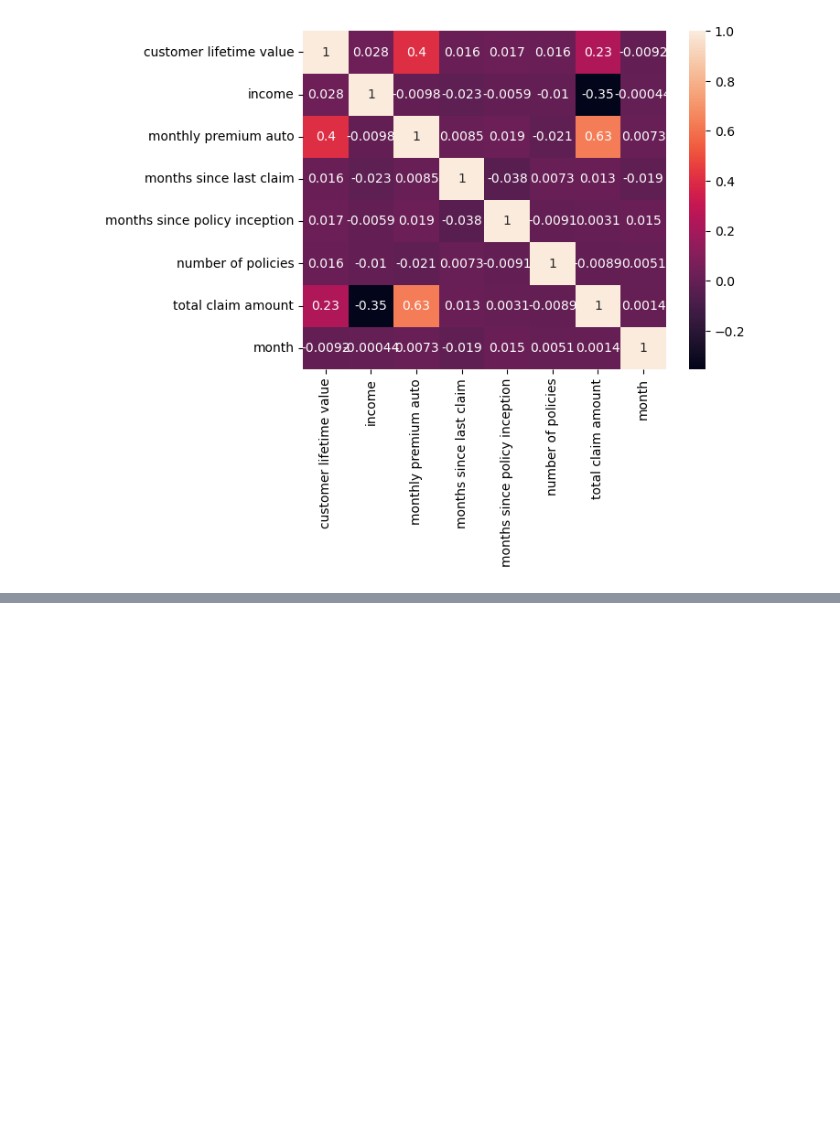
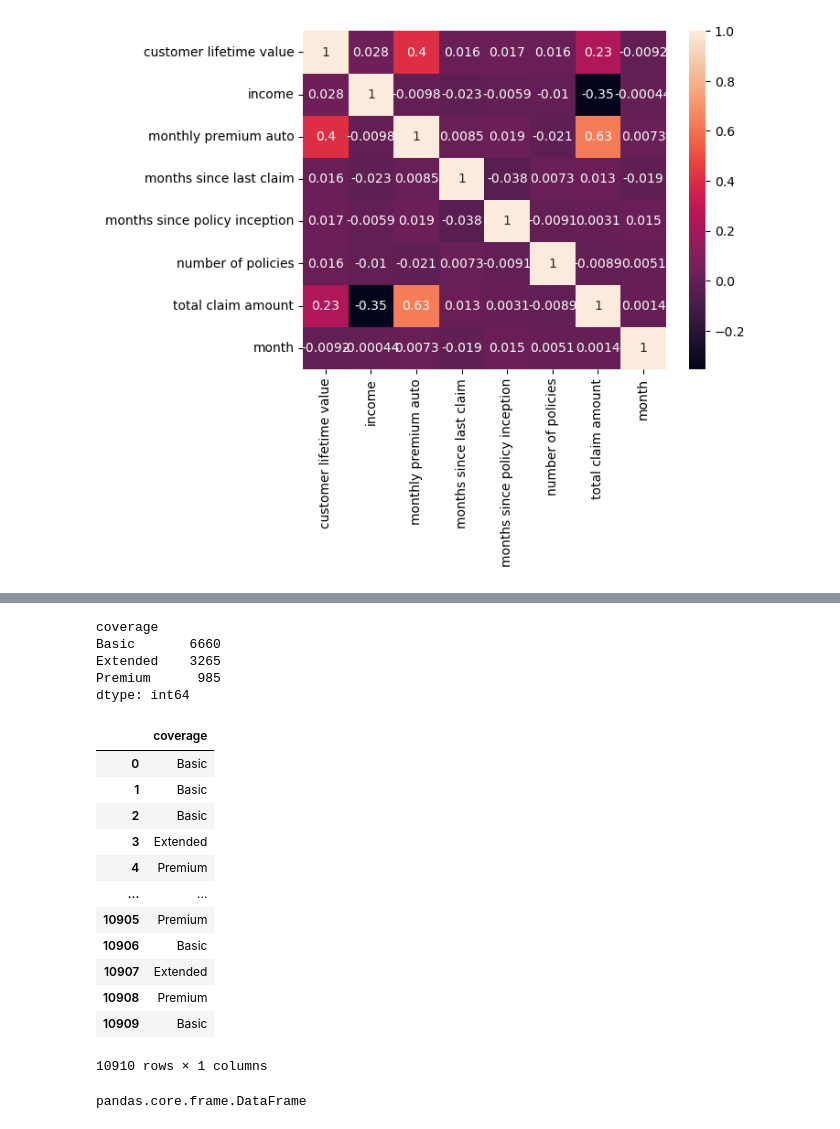
Before and after one commit to Adyto23/lab-customer-analysis-round-2, a Jupyter notebook: files_for_lab/csv_files/round2 .ipynb, the cells around one changed output, grey strips where cells are left out. Saved outputs shown, nothing was run; the diff lists cells and outputs as text; code cells hidden in the pictures; blank space fills up the shorter version.

```diff
--- a/files_for_lab/csv_files/round2 .ipynb
+++ b/files_for_lab/csv_files/round2 .ipynb
@@ -703,0 +664,28 @@ Reshape your data either using array.reshape(-1, 1) if your data has a single fe
+# %%
+df1 = pd.DataFrame(data=objektdf, columns=['coverage'])
+display(df1.value_counts())
+
+display(df1)
+# %% [output]
+coverage
+Basic       6660
+Extended    3265
+Premium      985
+dtype: int64
+|  | coverage |
+| 0 | Basic |
+| 1 | Basic |
+| 2 | Basic |
+| 3 | Extended |
+| 4 | Premium |
+| ... | ... |
+| 10905 | Premium |
+| 10906 | Basic |
+| 10907 | Extended |
+| 10908 | Premium |
+| 10909 | Basic |
+10910 rows × 1 columns
+# %%
+type(df1)
+# %% [output]
+pandas.core.frame.DataFrame
```
Also changed, not shown: parts of 28 cells of this notebook.
